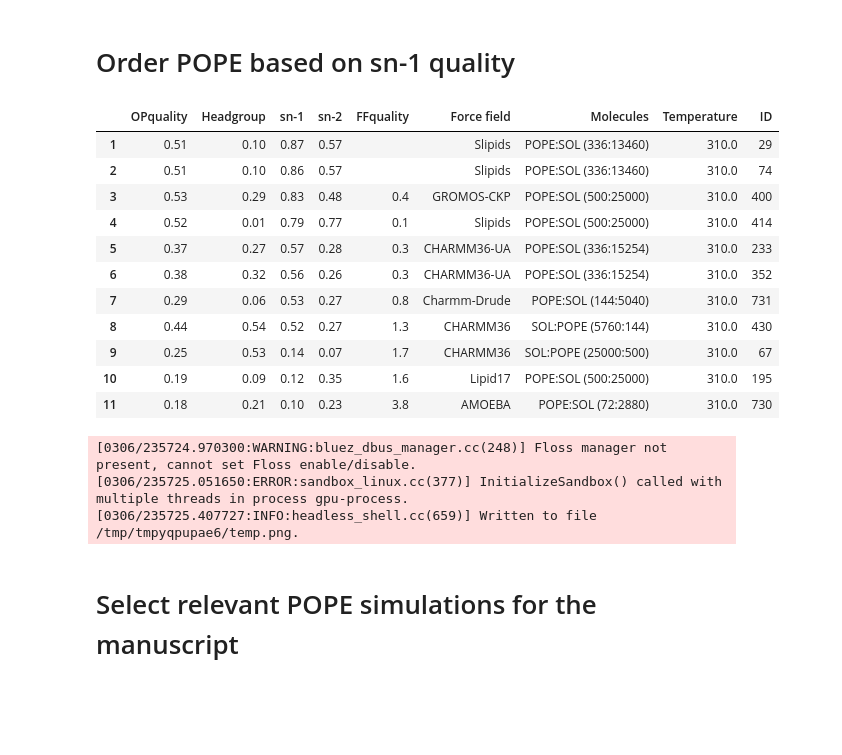
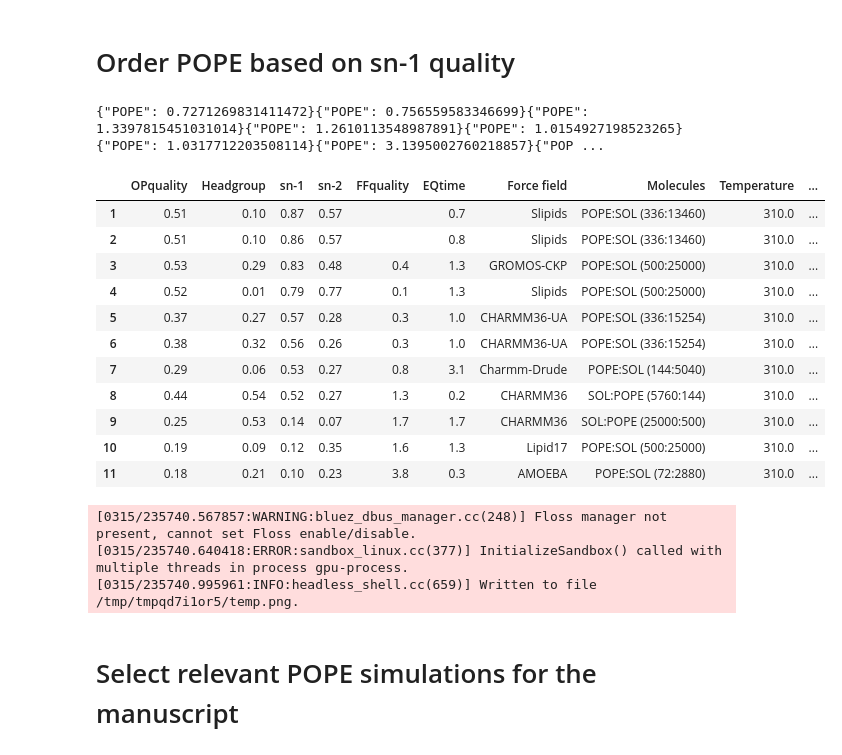
Before and after one commit to NMRLipids/DataBankManuscriptText, a Jupyter notebook: Figures/scripts/RankingTable.ipynb, the cells around one changed output. Cells and saved outputs as stored; diff of their text form; code cells hidden in the pictures; blank space fills up the shorter version.

```diff
--- a/Figures/scripts/RankingTable.ipynb
+++ b/Figures/scripts/RankingTable.ipynb
@@ -146,12 +146,17 @@ with open(NMRlipidsDataBankFolder + 'Data/Ranking/SYSTEM_total_Ranking.json') as
 TotalRanking = []
 index = 0
 for i in ranking:
-    print(i['system'])
     EQtimesFilePath = '../../../Databank/Scripts/AnalyzeDatabank/' + i['system']['path'] + '/eq_times.json'
-    #!cat {EQtimesFilePath}
     with open(EQtimesFilePath) as file:
         EQtimes = json.load(file)
-    print(EQtimes)
+
+    AVsum = 0
+    AVnr = 0
+    for j in EQtimes:
+        AVsum += EQtimes[j]
+        AVnr += 1
+
+    EQtimeAV = AVsum/AVnr
 
     dictToBeAdded = {}
     dictToBeAdded['tails'] = i['TotalQuality']['tails']
@@ -162,6 +167,8 @@ for i in ranking:
         dictToBeAdded['FFq'] = i['TotalQuality']['FFQuality']
     except:
         dictToBeAdded['FFq'] = ''
+
+    dictToBeAdded['EQtime'] = round(EQtimeAV,1)
 
     if i['system']['FF'] in lipid17:
         dictToBeAdded['Force field'] = 'lipid17'
@@ -236,6 +233,19 @@ with open(NMRlipidsDataBankFolder + 'Data/Ranking/POPE_sn-1_Ranking.json') as fi
 TotalRanking = []
 index = 0
 for i in ranking:
+    EQtimesFilePath = '../../../Databank/Scripts/AnalyzeDatabank/' + i['system']['path'] + '/eq_times.json'
+    #!cat {EQtimesFilePath}
+    with open(EQtimesFilePath) as file:
+        EQtimes = json.load(file)
+
+    AVsum = 0
+    AVnr = 0
+    for j in EQtimes:
+        AVsum += EQtimes[j]
+        AVnr += 1
+
+    EQtimeAV = AVsum/AVnr
+
     dictToBeAdded = {}
     dictToBeAdded['OPquality'] = i['TotalQuality']['total']
     dictToBeAdded['Headgroup'] = i['TotalQuality']['headgroup']
@@ -245,49 +255,52 @@ for i in ranking:
         dictToBeAdded['FFquality'] = i['TotalQuality']['FFQuality']
     except:
         dictToBeAdded['FFquality'] = ''
+
+    dictToBeAdded['EQtime'] = round(EQtimeAV,1)
 
     if i['system']['FF'] in lipid17:
         dictToBeAdded['Force field'] = 'lipid17'
     elif i['system']['FF'] in gromosCKP:
         dictToBeAdded['Force field'] = 'GROMOS-CKP'
     elif i['system']['FF'] in ECClipids:
          dictToBeAdded['Force field'] = 'ECClipids'
     elif i['system']['FF'] in lipid17ff99:
             dictToBeAdded['Force field'] = 'Lipid17 (ff99 ions)'
     elif i['system']['FF'] in lipid17dang:
         dictToBeAdded['Force field'] = 'Lipid17 (Dang ions)'
     elif i['system']['FF'] in BergerHoljte:
         dictToBeAdded['Force field'] = 'Berger/Höltje'
     else:
         dictToBeAdded['Force field'] = i['TotalQuality']['Forcefield']
 
     dictToBeAdded['Molecules'] = i['TotalQuality']['Molecules'] + i['TotalQuality']['Number of molecules']
     dictToBeAdded['Temperature'] = i['TotalQuality']['Temperature']
     dictToBeAdded['ID'] = i['TotalQuality']['ID']
     if index < 13:
         TotalRanking.append(dictToBeAdded)
     index += 1
 
 TR = pd.json_normalize(TotalRanking)
 TR.index = TR.index + 1
 display(TR)
 dfi.export(TR,"TotalRankingPOPE.png")
 # %% [output]
+{"POPE": 0.7271269831411472}{"POPE": 0.756559583346699}{"POPE": 1.3397815451031014}{"POPE": 1.2610113548987891}{"POPE": 1.0154927198523265}{"POPE": 1.0317712203508114}{"POPE": 3.1395002760218857}{"POP ...
-|  | OPquality | Headgroup | sn-1 | sn-2 | FFquality | Force field | Molecules | Temperature | ID |
-| 1 | 0.51 | 0.10 | 0.87 | 0.57 |  | Slipids | POPE:SOL (336:13460) | 310.0 | 29 |
-| 2 | 0.51 | 0.10 | 0.86 | 0.57 |  | Slipids | POPE:SOL (336:13460) | 310.0 | 74 |
-| 3 | 0.53 | 0.29 | 0.83 | 0.48 | 0.4 | GROMOS-CKP | POPE:SOL (500:25000) | 310.0 | 400 |
-| 4 | 0.52 | 0.01 | 0.79 | 0.77 | 0.1 | Slipids | POPE:SOL (500:25000) | 310.0 | 414 |
-| 5 | 0.37 | 0.27 | 0.57 | 0.28 | 0.3 | CHARMM36-UA | POPE:SOL (336:15254) | 310.0 | 233 |
-| 6 | 0.38 | 0.32 | 0.56 | 0.26 | 0.3 | CHARMM36-UA | POPE:SOL (336:15254) | 310.0 | 352 |
-| 7 | 0.29 | 0.06 | 0.53 | 0.27 | 0.8 | Charmm-Drude | POPE:SOL (144:5040) | 310.0 | 731 |
-| 8 | 0.44 | 0.54 | 0.52 | 0.27 | 1.3 | CHARMM36 | SOL:POPE (5760:144) | 310.0 | 430 |
-| 9 | 0.25 | 0.53 | 0.14 | 0.07 | 1.7 | CHARMM36 | SOL:POPE (25000:500) | 310.0 | 67 |
-| 10 | 0.19 | 0.09 | 0.12 | 0.35 | 1.6 | Lipid17 | POPE:SOL (500:25000) | 310.0 | 195 |
-| 11 | 0.18 | 0.21 | 0.10 | 0.23 | 3.8 | AMOEBA | POPE:SOL (72:2880) | 310.0 | 730 |
+|  | OPquality | Headgroup | sn-1 | sn-2 | FFquality | EQtime | Force field | Molecules | Temperature | ... |
+| 1 | 0.51 | 0.10 | 0.87 | 0.57 |  | 0.7 | Slipids | POPE:SOL (336:13460) | 310.0 | ... |
+| 2 | 0.51 | 0.10 | 0.86 | 0.57 |  | 0.8 | Slipids | POPE:SOL (336:13460) | 310.0 | ... |
+| 3 | 0.53 | 0.29 | 0.83 | 0.48 | 0.4 | 1.3 | GROMOS-CKP | POPE:SOL (500:25000) | 310.0 | ... |
+| 4 | 0.52 | 0.01 | 0.79 | 0.77 | 0.1 | 1.3 | Slipids | POPE:SOL (500:25000) | 310.0 | ... |
+| 5 | 0.37 | 0.27 | 0.57 | 0.28 | 0.3 | 1.0 | CHARMM36-UA | POPE:SOL (336:15254) | 310.0 | ... |
+| 6 | 0.38 | 0.32 | 0.56 | 0.26 | 0.3 | 1.0 | CHARMM36-UA | POPE:SOL (336:15254) | 310.0 | ... |
+| 7 | 0.29 | 0.06 | 0.53 | 0.27 | 0.8 | 3.1 | Charmm-Drude | POPE:SOL (144:5040) | 310.0 | ... |
+| 8 | 0.44 | 0.54 | 0.52 | 0.27 | 1.3 | 0.2 | CHARMM36 | SOL:POPE (5760:144) | 310.0 | ... |
+| 9 | 0.25 | 0.53 | 0.14 | 0.07 | 1.7 | 1.7 | CHARMM36 | SOL:POPE (25000:500) | 310.0 | ... |
+| 10 | 0.19 | 0.09 | 0.12 | 0.35 | 1.6 | 1.3 | Lipid17 | POPE:SOL (500:25000) | 310.0 | ... |
+| 11 | 0.18 | 0.21 | 0.10 | 0.23 | 3.8 | 0.3 | AMOEBA | POPE:SOL (72:2880) | 310.0 | ... |
-[0306/235724.970300:WARNING:bluez_dbus_manager.cc(248)] Floss manager not present, cannot set Floss enable/disable.
-[0306/235725.051650:ERROR:sandbox_linux.cc(377)] InitializeSandbox() called with multiple threads in process gpu-process.
-[0306/235725.407727:INFO:headless_shell.cc(659)] Written to file /tmp/tmpyqpupae6/temp.png.
+[0315/235740.567857:WARNING:bluez_dbus_manager.cc(248)] Floss manager not present, cannot set Floss enable/disable.
+[0315/235740.640418:ERROR:sandbox_linux.cc(377)] InitializeSandbox() called with multiple threads in process gpu-process.
+[0315/235740.995961:INFO:headless_shell.cc(659)] Written to file /tmp/tmpqd7i1or5/temp.png.
 # %% [markdown]
 # Select relevant POPE simulations for the manuscript
 # %%
```
Also changed, not shown: parts of 4 cells of this notebook, 1 other file.
